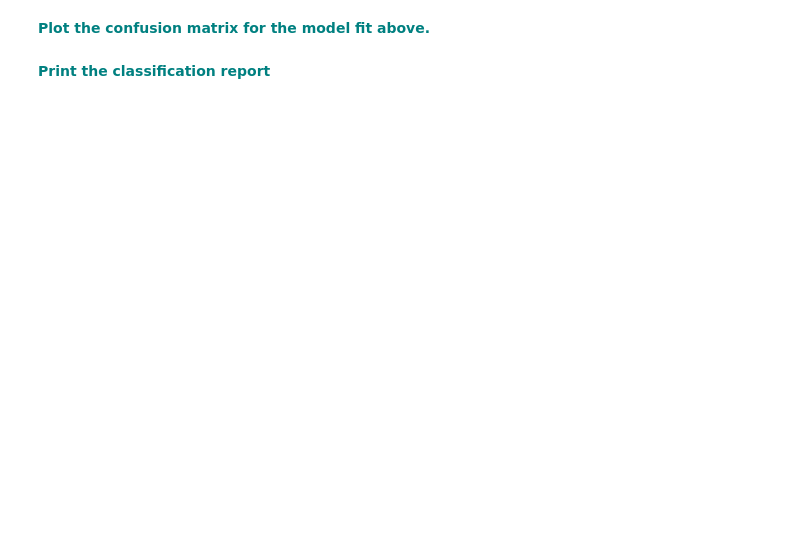
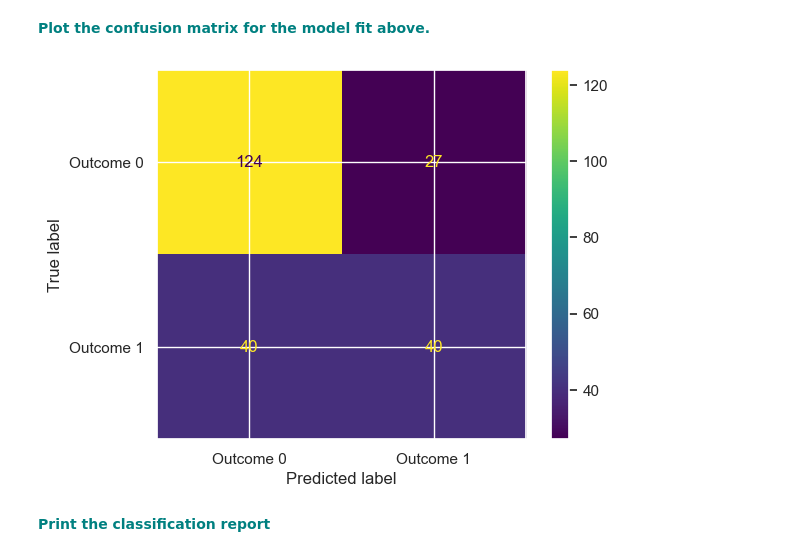
Before and after one commit to mdgarber/GridSearchKnn, a Jupyter notebook: 1600185186_GridSearchKNN_Case_Study/GridSearchKNN_Case_Study.ipynb, the cells around one changed output. Saved outputs shown, nothing was run; the diff lists cells and outputs as text; code cells hidden in the pictures; blank space fills up the shorter version.

```diff
--- a/1600185186_GridSearchKNN_Case_Study/GridSearchKNN_Case_Study.ipynb
+++ b/1600185186_GridSearchKNN_Case_Study/GridSearchKNN_Case_Study.ipynb
@@ -159,5 +232,17 @@ y_pred = knn.predict(X_test)
 pl = confusion_matrix(y_test,y_pred)
 # %% [markdown]
 **<font color='teal'> Plot the confusion matrix for the model fit above. </font>**
+# %%
+# import confusion matrix display
+from sklearn.metrics import ConfusionMatrixDisplay
+
+# create confusion matric display
+disp = ConfusionMatrixDisplay(confusion_matrix=pl,  display_labels=['Outcome 0', 'Outcome 1'])
+
+# plot
+disp.plot()
+plt.show()
+# %% [output]
+[figure, added]
 # %% [markdown]
 **<font color='teal'> Print the classification report </font>**
```
Also changed, not shown: parts of 13 cells of this notebook.
